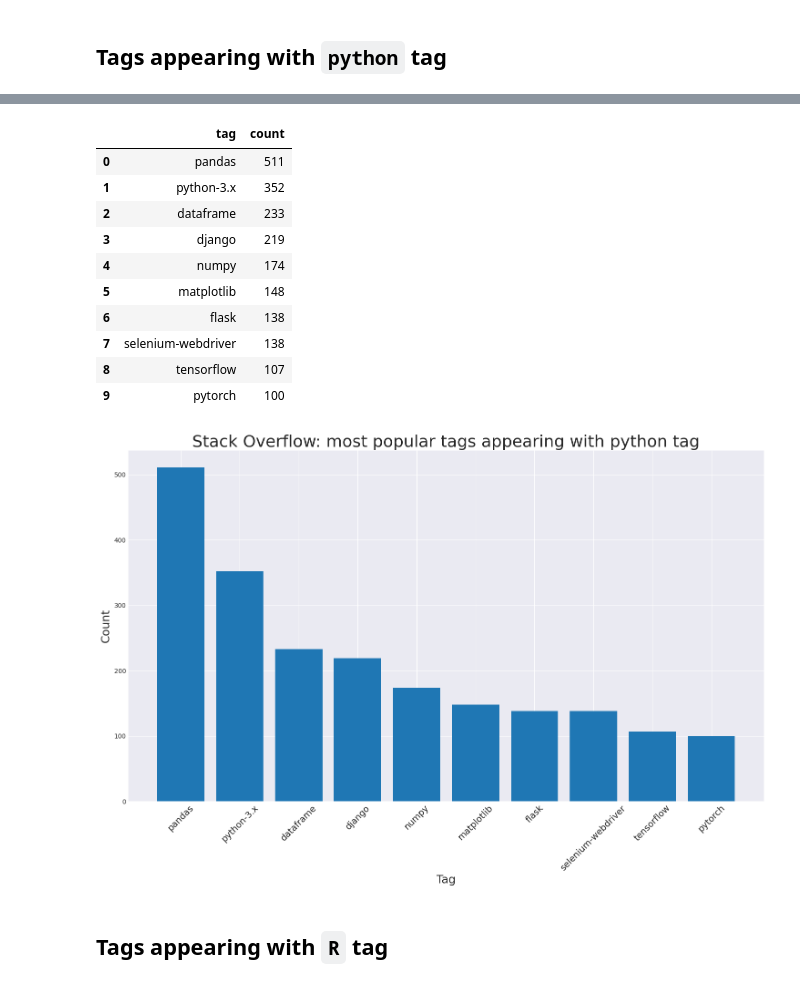
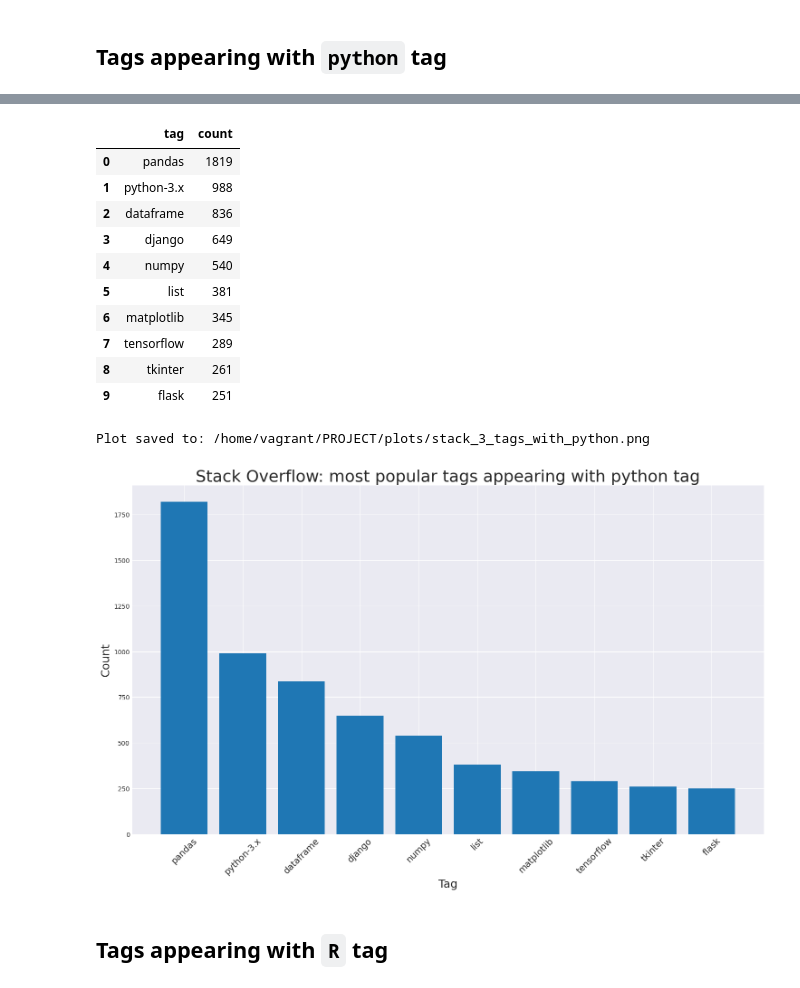
Before and after one commit to maciejors/big_data, a Jupyter notebook: PROJEKT.ipynb, the cells around one changed output, grey strips where cells are left out. Cells and saved outputs as stored; diff of their text form; code cells hidden in the pictures.

Commit message:
update plots with new data

```diff
--- a/PROJEKT.ipynb
+++ b/PROJEKT.ipynb
@@ -227,8 +218,7 @@ pd.__version__
 # %%
-df_stackoverflow = spark.createDataFrame(df_online.drop(columns=['post_last_edit_date']))\
+df_stackoverflow = spark.createDataFrame(df_online)\
     .withColumn('post_last_activity_date', f.to_date(f.from_unixtime('post_last_activity_date', 'yyyy-MM-dd HH:mm:ss')))\
     .withColumn('post_creation_date', f.to_date(f.from_unixtime('post_creation_date', 'yyyy-MM-dd HH:mm:ss')))
-# df_stackoverflow = spark.createDataFrame(df_online)
 df_stackoverflow.printSchema()
 # %% [output]
 root
@@ -380,6 +391,14 @@ only showing top 3 rows
 import matplotlib.pyplot as plt
 # %%
 plt.style.use('seaborn-v0_8-darkgrid')
+# %%
+def save_plot(plot_name: str) -> str:
+    base_path = './plots'
+    os.makedirs(base_path, exist_ok=True)
+    save_path = os.path.join(base_path, f'{plot_name}.png')
+    plt.savefig(save_path, bbox_inches='tight')
+    print(f'Plot saved to: {os.path.abspath(save_path)}')
+    return save_path
 # %% [markdown]
 ## 1. Data science
 # %%
@@ -889,26 +969,28 @@ df2_3 = df_stackoverflow\
 df2_3
 # %% [output]
 |  | tag | count |
-| 0 | pandas | 511 |
-| 1 | python-3.x | 352 |
-| 2 | dataframe | 233 |
-| 3 | django | 219 |
-| 4 | numpy | 174 |
-| 5 | matplotlib | 148 |
-| 6 | flask | 138 |
-| 7 | selenium-webdriver | 138 |
-| 8 | tensorflow | 107 |
-| 9 | pytorch | 100 |
+| 0 | pandas | 1819 |
+| 1 | python-3.x | 988 |
+| 2 | dataframe | 836 |
+| 3 | django | 649 |
+| 4 | numpy | 540 |
+| 5 | list | 381 |
+| 6 | matplotlib | 345 |
+| 7 | tensorflow | 289 |
+| 8 | tkinter | 261 |
+| 9 | flask | 251 |
 # %%
 plt.figure(figsize=(18, 10))
 plt.bar(df2_3['tag'], df2_3['count'])
 plt.xlabel('Tag', fontsize=18)
 plt.ylabel('Count', fontsize=18)
 plt.xticks(rotation=45, fontsize=14)
 plt.title('Stack Overflow: most popular tags appearing with python tag', fontsize=26)
+save_plot('stack_3_tags_with_python')
 plt.show()
 # %% [output]
+Plot saved to: /home/vagrant/PROJECT/plots/stack_3_tags_with_python.png
-[figure, old version]
+[figure, new version]
 # %% [markdown]
 ## Tags appearing with `R` tag
 # %%
```
Also changed, not shown: parts of 55 cells of this notebook, 1 other file.
